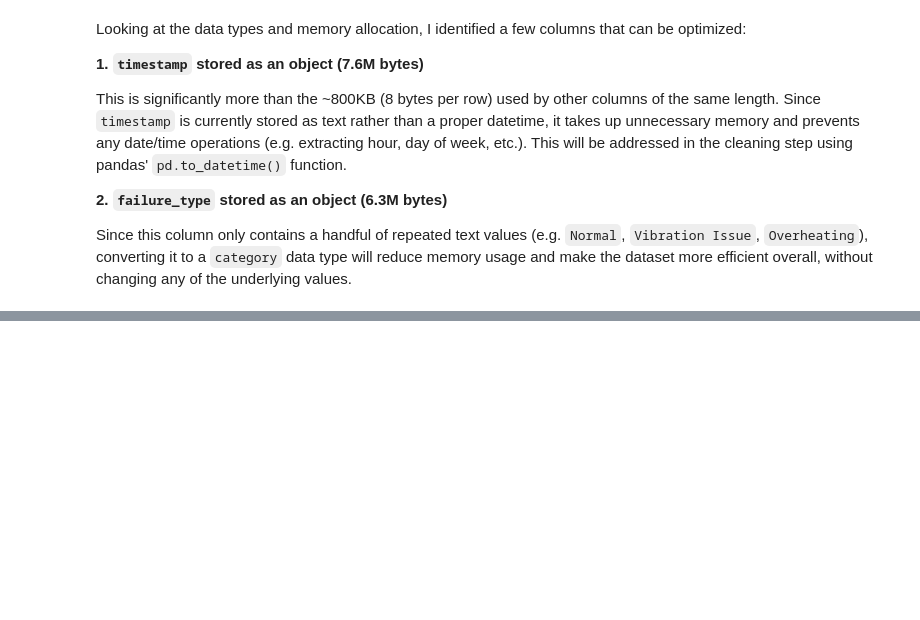
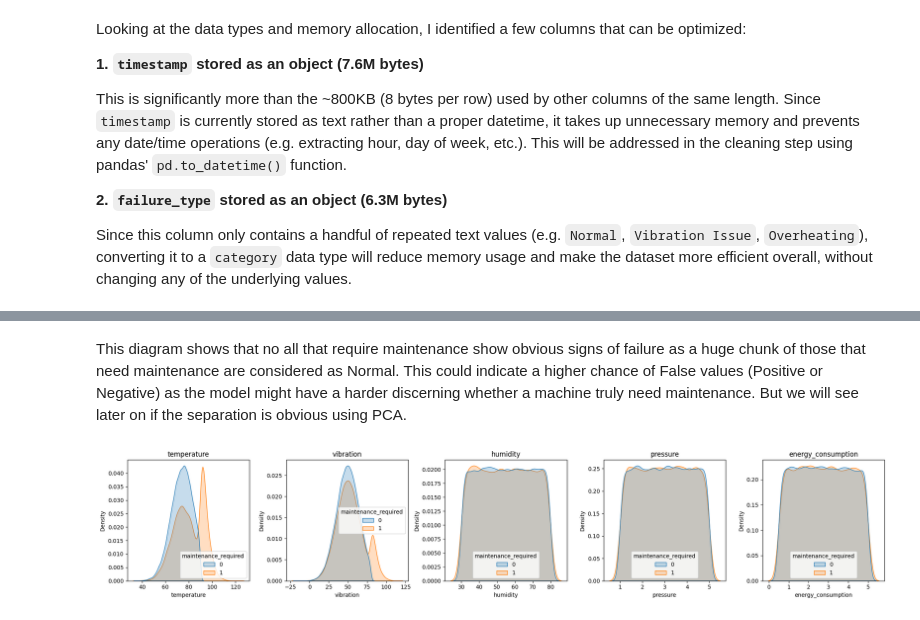
Before and after one commit to keoner/IT3385_mlops, a Jupyter notebook: notebooks/1.0_EDA.ipynb, the cells around one changed output, grey strips where cells are left out. Cells and saved outputs as stored; diff of their text form; code cells hidden in the pictures; blank space fills up the shorter version.

```diff
--- a/notebooks/1.0_EDA.ipynb
+++ b/notebooks/1.0_EDA.ipynb
@@ -251,0 +295,5 @@ Since this column only contains a handful of repeated text values (e.g. `Normal`
+# %%
+for col in ['failure_type', 'downtime_risk', 'anomaly_flag']:
+    print(f"--- {col} vs maintenance_required ---")
+    print(pd.crosstab(df[col], df['maintenance_required'], normalize='index'))
+    print()
@@ -254,0 +339,11 @@ In this section, I will use visualizations to uncover patterns, relationships, a
+# %% [markdown]
+This diagram shows that no all that require maintenance show obvious signs of failure as a huge chunk of those that need maintenance are considered as Normal. This could indicate a higher chance of False values (Positive or Negative) as the model might have a harder discerning whether a machine truly need maintenance. But we will see later on if the separation is obvious using PCA.
+# %%
+fig, axes = plt.subplots(1, 5, figsize=(20, 4))
+for ax, col in zip(axes, numeric_cols):
+    sns.kdeplot(data=df, x=col, hue='maintenance_required', ax=ax, fill=True, common_norm=False)
+    ax.set_title(col)
+plt.tight_layout()
+plt.show()
+# %% [output]
+[figure, added]
```
Also changed, not shown: parts of 26 cells of this notebook, 5 other files.
